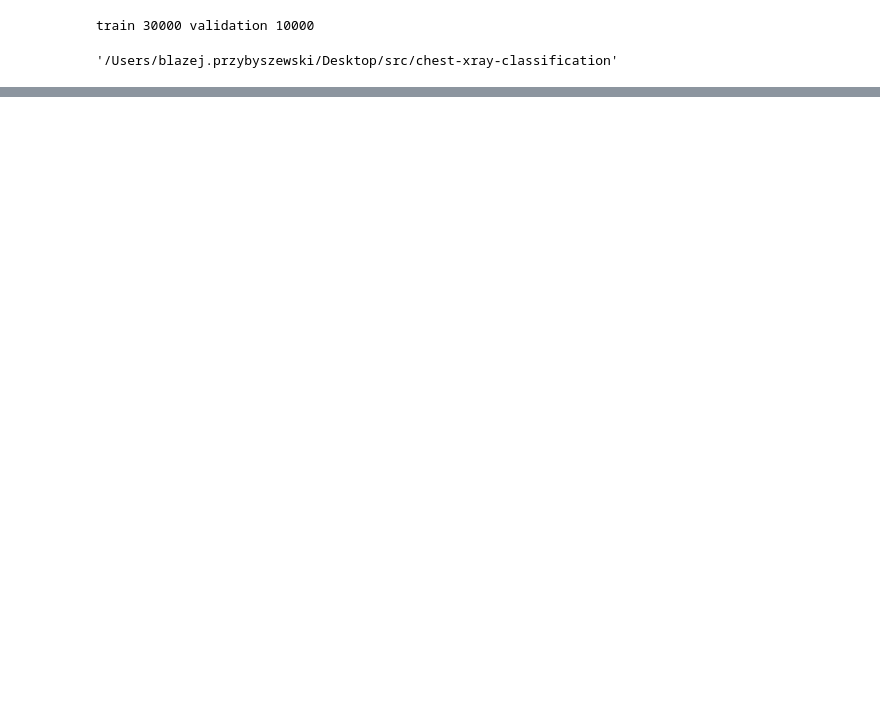
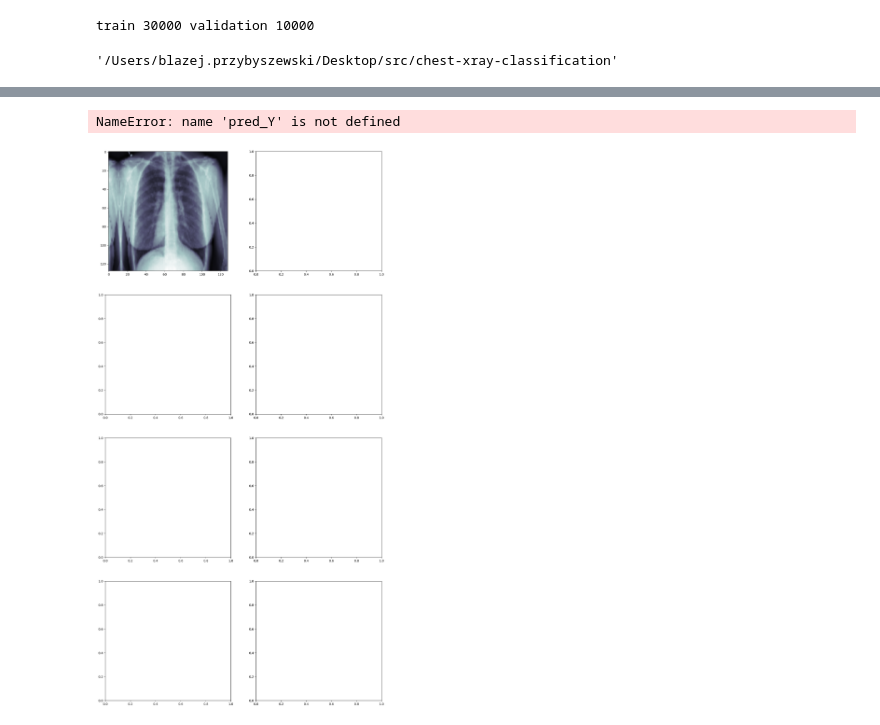
Before and after one commit to bprzybysz/chest-xray-classification, a Jupyter notebook: chest-xray-reboot.ipynb, the cells around one changed output, grey strips where cells are left out. Saved outputs shown, nothing was run; the diff lists cells and outputs as text; code cells hidden in the pictures; blank space fills up the shorter version.

```diff
--- a/chest-xray-reboot.ipynb
+++ b/chest-xray-reboot.ipynb
@@ -193,9 +198,9 @@ os.getcwd()
 '/Users/blazej.przybyszewski/Desktop/src/chest-xray-classification'
 # %%
 from keras.preprocessing.image import ImageDataGenerator
-IMG_SIZE = (224, 224)
+IMG_SIZE = (128, 128)
 BATCH_SIZE = 32
-COLOR_CHANNELS = 3
+COLOR_CHANNELS = 1
 
 # this is the augmentation configuration we will use for training
 # convert to float32, rescale to [0,1] and normalize to mean 0 and std 1
@@ -216,7 +221,7 @@ import tensorflow as tf
 clr_mode = {1: 'grayscale', 3: 'rgb'}
 
 # def flow_from_dataframe(img_data_gen, in_df, path_col, y_col, target_size=(128, 128), color_mode='rgb', batch_size=32, shuffle=False, seed=None):
-def flow_from_dataframe(img_data_gen, in_df, path_col, y_col, target_size=IMG_SIZE, color_channels=COLOR_CHANNELS, batch_size=BATCH_SIZE, shuffle=False, seed=None):
+def flow_from_dataframe(img_data_gen, in_df, path_col, y_col, target_size=IMG_SIZE, color_channels=COLOR_CHANNELS, batch_size=BATCH_SIZE, seed=None):
     df_gen = img_data_gen.flow_from_dataframe(
         in_df, directory=os.getcwd(),
         x_col=path_col,
@@ -225,7 +230,8 @@ def flow_from_dataframe(img_data_gen, in_df, path_col, y_col, target_size=IMG_SI
         batch_size=batch_size,
         target_size=target_size,
         color_mode=clr_mode[color_channels],
-        shuffle=shuffle,
+        shuffle=True,
+        repeat=True,
         seed=seed
     )
 
@@ -248,21 +254,21 @@ train_ds = flow_from_dataframe(core_idg, train_df,
                                y_col = 'disease_vec',
                                target_size = IMG_SIZE,
                                color_channels=COLOR_CHANNELS,
-                               batch_size = 32)
+                               batch_size = 30)
 
 valid_ds = flow_from_dataframe(core_idg, valid_df,
                                path_col = 'path',
                                y_col = 'disease_vec',
                                target_size = IMG_SIZE,
                                color_channels=COLOR_CHANNELS,
-                               batch_size = 32) # we can use much larger batches for evaluation
+                               batch_size = 250) # we can use much larger batches for evaluation
 # used a fixed dataset for evaluating the algorithm
 test_ds = flow_from_dataframe(core_idg, valid_df,
                               path_col = 'path',
                               y_col = 'disease_vec',
                               target_size = IMG_SIZE,
                               color_channels=COLOR_CHANNELS,
-                              batch_size = 1024) # one big batch
+                              batch_size = 1000) # one big batch
 
 test_X, test_y = next(iter(test_ds))
 # %% [output]
@@ -355,0 +426,17 @@ test_ds.element_spec
+# %%
+sickest_idx = np.argsort(np.sum(test_Y, 1)<1)
+fig, m_axs = plt.subplots(4, 2, figsize = (16, 32))
+for (idx, c_ax) in zip(sickest_idx, m_axs.flatten()):
+    c_ax.imshow(test_X[idx, :,:,0], cmap = 'bone')
+    stat_str = [n_class[:6] for n_class, n_score in zip(all_labels,
+                                                        test_Y[idx])
+                if n_score>0.5]
+    pred_str = ['%s:%2.0f%%' % (n_class[:4], p_score*100)  for n_class, n_score, p_score in zip(all_labels,
+                                                                                                test_Y[idx], pred_Y[idx])
+                if (n_score>0.5) or (p_score>0.5)]
+    c_ax.set_title('Dx: '+', '.join(stat_str)+'\nPDx: '+', '.join(pred_str))
+    c_ax.axis('off')
+fig.savefig('trained_img_predictions.png')
+# %% [output]
+NameError: name 'pred_Y' is not defined
+[figure, added]
```
Also changed, not shown: parts of 21 cells of this notebook.
